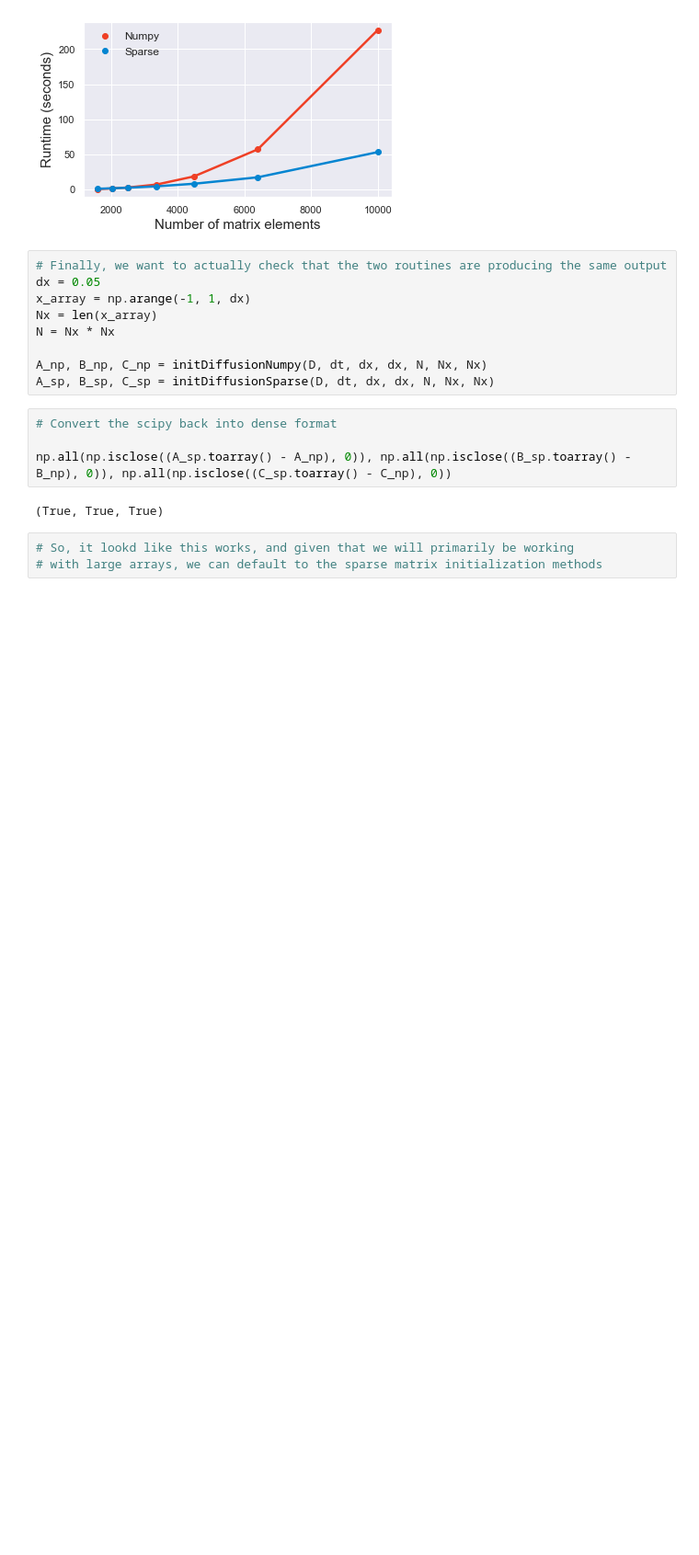
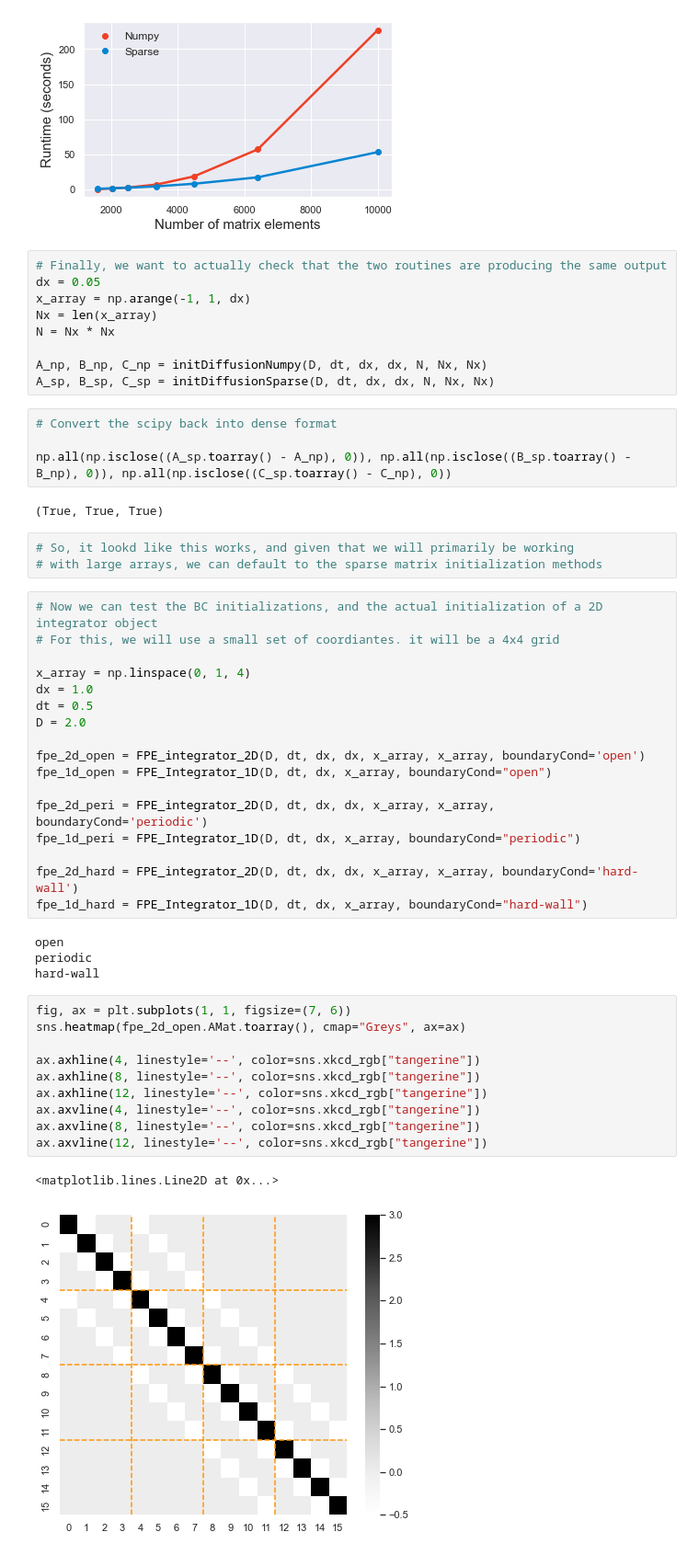
Before and after one commit to StevenJLarge/FokkerPlanck, a Jupyter notebook: notebooks/08-slarge-2d-integrator.ipynb, the cells around one changed output. Shown at 92% size. Saved outputs shown, nothing was run; the diff lists cells and outputs as text; blank space fills up the shorter version.

Commit message:
updated testing for sparse matrix 2-D initializations, just about to start actual sims

```diff
--- a/notebooks/08-slarge-2d-integrator.ipynb
+++ b/notebooks/08-slarge-2d-integrator.ipynb
@@ -210,3 +214,37 @@ np.all(np.isclose((A_sp.toarray() - A_np), 0)), np.all(np.isclose((B_sp.toarray(
 # %%
 # So, it lookd like this works, and given that we will primarily be working
 # with large arrays, we can default to the sparse matrix initialization methods
+# %%
+# Now we can test the BC initializations, and the actual initialization of a 2D integrator object
+# For this, we will use a small set of coordiantes. it will be a 4x4 grid
+
+x_array = np.linspace(0, 1, 4)
+dx = 1.0
+dt = 0.5
+D = 2.0
+
+fpe_2d_open = FPE_integrator_2D(D, dt, dx, dx, x_array, x_array, boundaryCond='open')
+fpe_1d_open = FPE_Integrator_1D(D, dt, dx, x_array, boundaryCond="open")
+
+fpe_2d_peri = FPE_integrator_2D(D, dt, dx, dx, x_array, x_array, boundaryCond='periodic')
+fpe_1d_peri = FPE_Integrator_1D(D, dt, dx, x_array, boundaryCond="periodic")
+
+fpe_2d_hard = FPE_integrator_2D(D, dt, dx, dx, x_array, x_array, boundaryCond='hard-wall')
+fpe_1d_hard = FPE_Integrator_1D(D, dt, dx, x_array, boundaryCond="hard-wall")
+# %% [output]
+open
+periodic
+hard-wall
+# %%
+fig, ax = plt.subplots(1, 1, figsize=(7, 6))
+sns.heatmap(fpe_2d_open.AMat.toarray(), cmap="Greys", ax=ax)
+
+ax.axhline(4, linestyle='--', color=sns.xkcd_rgb["tangerine"])
+ax.axhline(8, linestyle='--', color=sns.xkcd_rgb["tangerine"])
+ax.axhline(12, linestyle='--', color=sns.xkcd_rgb["tangerine"])
+ax.axvline(4, linestyle='--', color=sns.xkcd_rgb["tangerine"])
+ax.axvline(8, linestyle='--', color=sns.xkcd_rgb["tangerine"])
+ax.axvline(12, linestyle='--', color=sns.xkcd_rgb["tangerine"])
+# %% [output]
+<matplotlib.lines.Line2D at 0x...>
+[figure, added]
```
Also changed, not shown: parts of 5 cells of this notebook, 1 other file.
